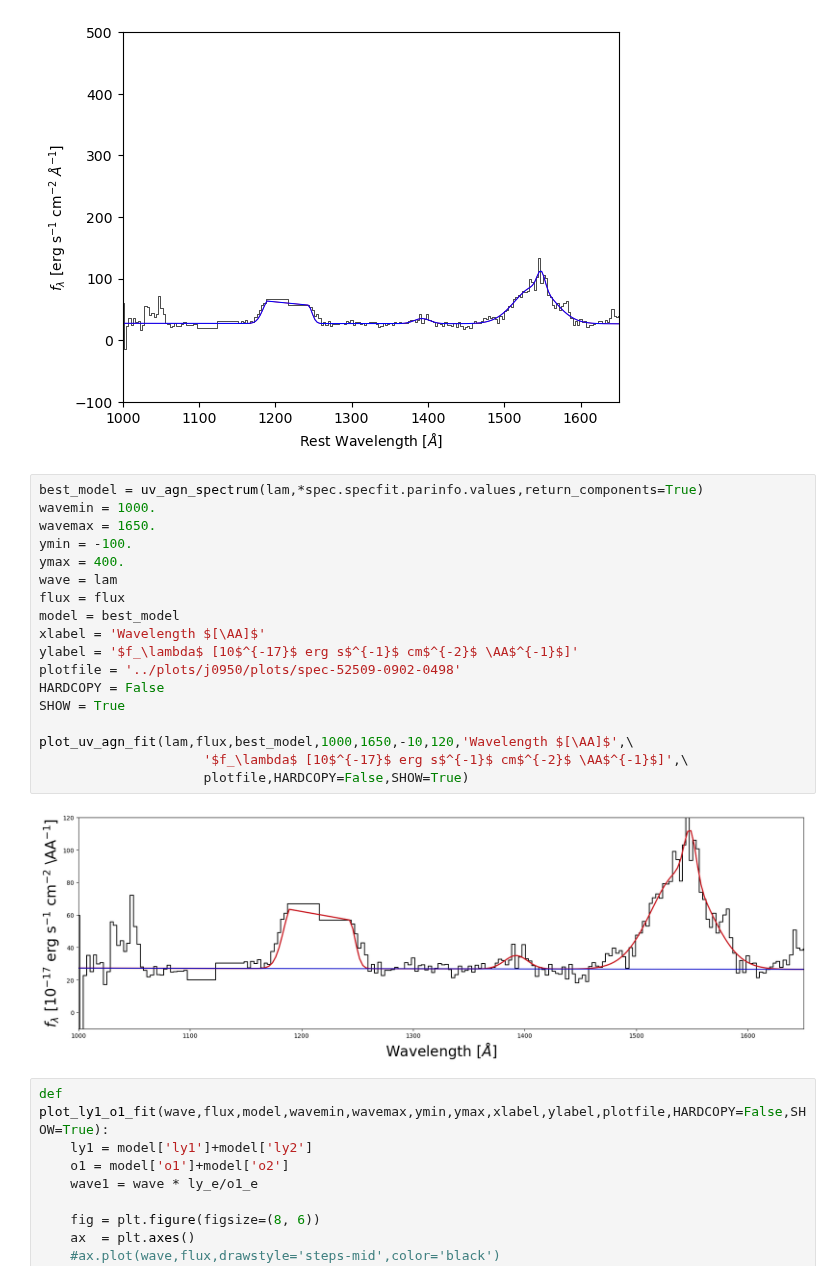
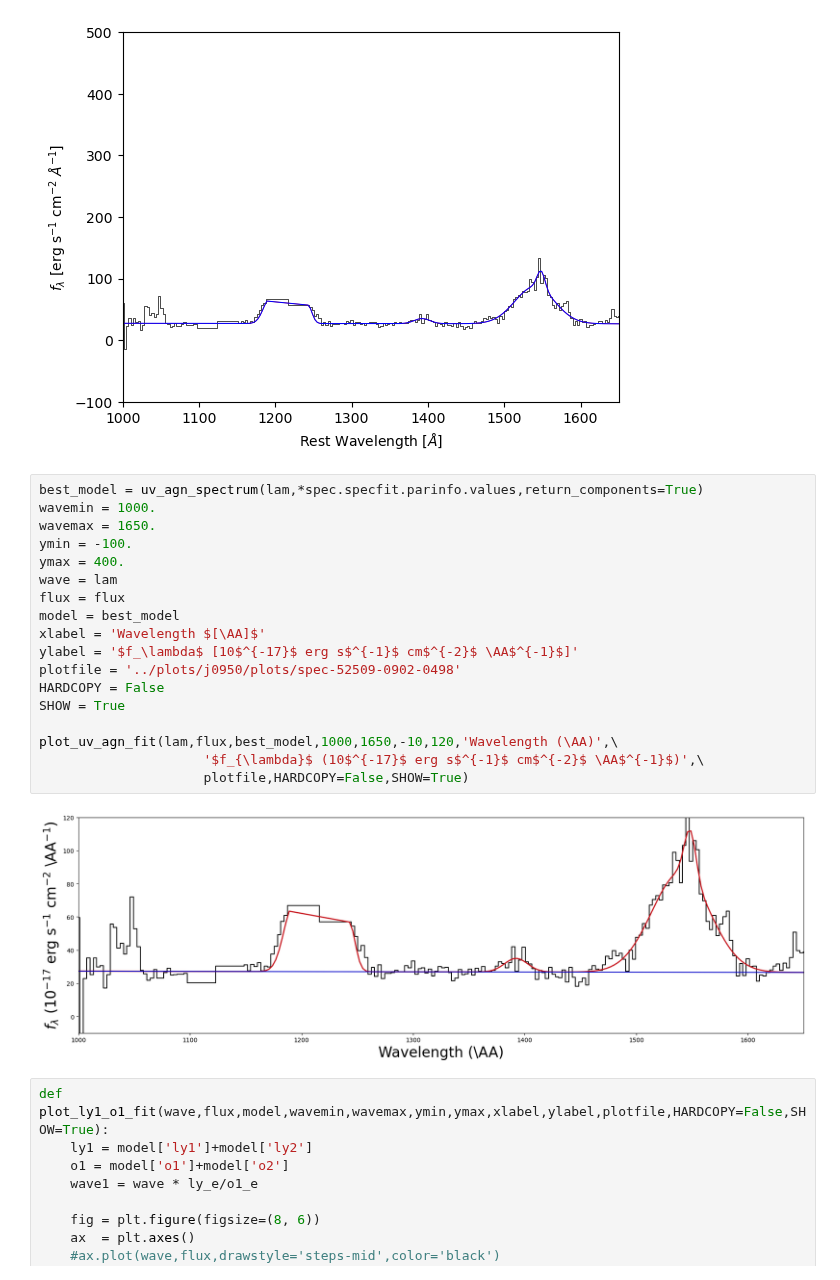
Before and after one commit to seratsaad/ticktock, a Jupyter notebook: Spectral Decomposition - UV.ipynb, the cells around one changed output. Saved outputs shown, nothing was run; the diff lists cells and outputs as text.

```diff
--- a/Spectral Decomposition - UV.ipynb
+++ b/Spectral Decomposition - UV.ipynb
@@ -660,23 +660,23 @@ plt.show()
 # %%
 best_model = uv_agn_spectrum(lam,*spec.specfit.parinfo.values,return_components=True)
 wavemin = 1000.
 wavemax = 1650.
 ymin = -100.
 ymax = 400.
 wave = lam
 flux = flux
 model = best_model
 xlabel = 'Wavelength $[\AA]$'
 ylabel = '$f_\lambda$ [10$^{-17}$ erg s$^{-1}$ cm$^{-2}$ \AA$^{-1}$]'
 plotfile = '../plots/j0950/plots/spec-52509-0902-0498'
 HARDCOPY = False
 SHOW = True
 
-plot_uv_agn_fit(lam,flux,best_model,1000,1650,-10,120,'Wavelength $[\AA]$',\
-                     '$f_\lambda$ [10$^{-17}$ erg s$^{-1}$ cm$^{-2}$ \AA$^{-1}$]',\
+plot_uv_agn_fit(lam,flux,best_model,1000,1650,-10,120,'Wavelength (\AA)',\
+                     '$f_{\lambda}$ (10$^{-17}$ erg s$^{-1}$ cm$^{-2}$ \AA$^{-1}$)',\
                      plotfile,HARDCOPY=False,SHOW=True)
 # %% [output]
-[figure, old version]
+[figure, new version]
 # %%
 def plot_ly1_o1_fit(wave,flux,model,wavemin,wavemax,ymin,ymax,xlabel,ylabel,plotfile,HARDCOPY=False,SHOW=True):
     ly1 = model['ly1']+model['ly2']
```
Also changed, not shown: 1 other file.
